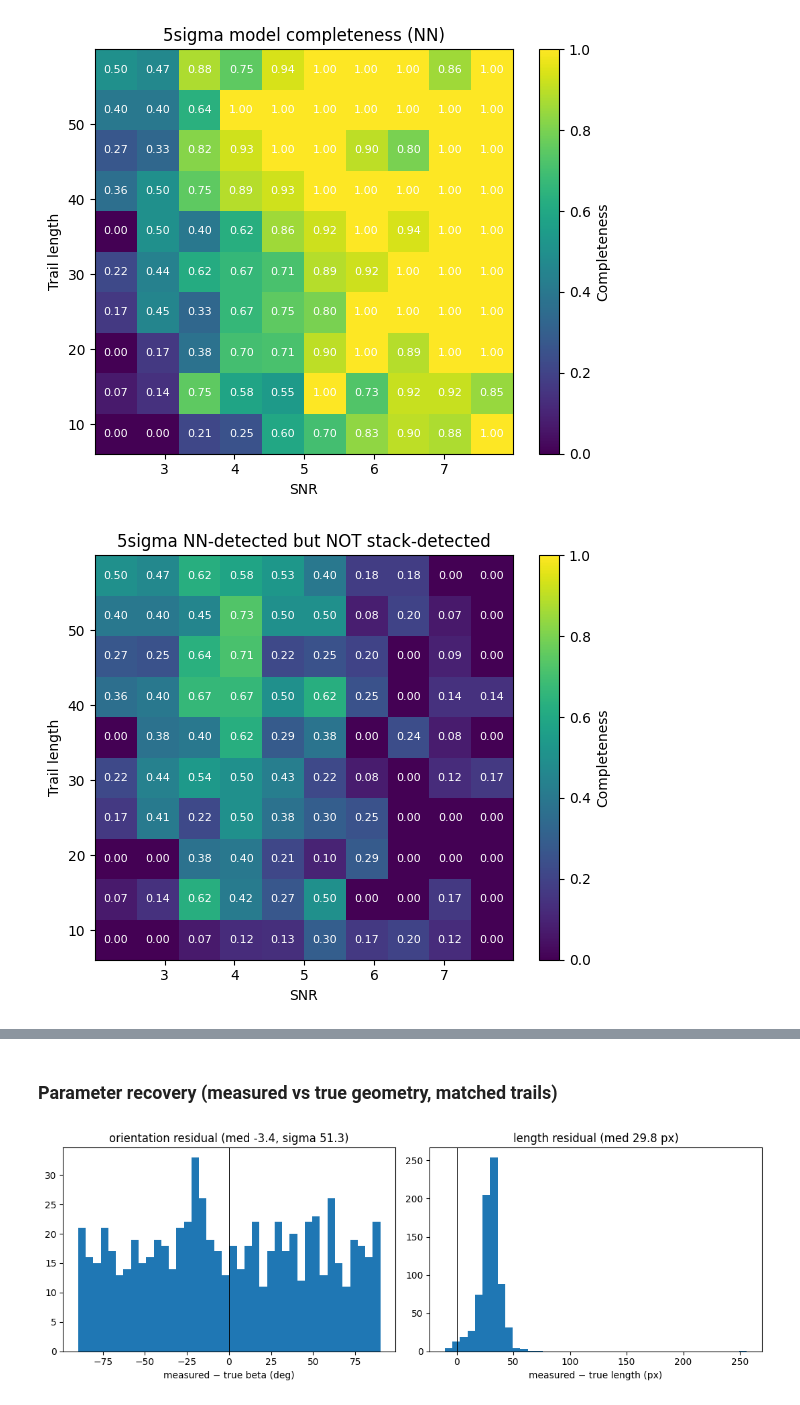
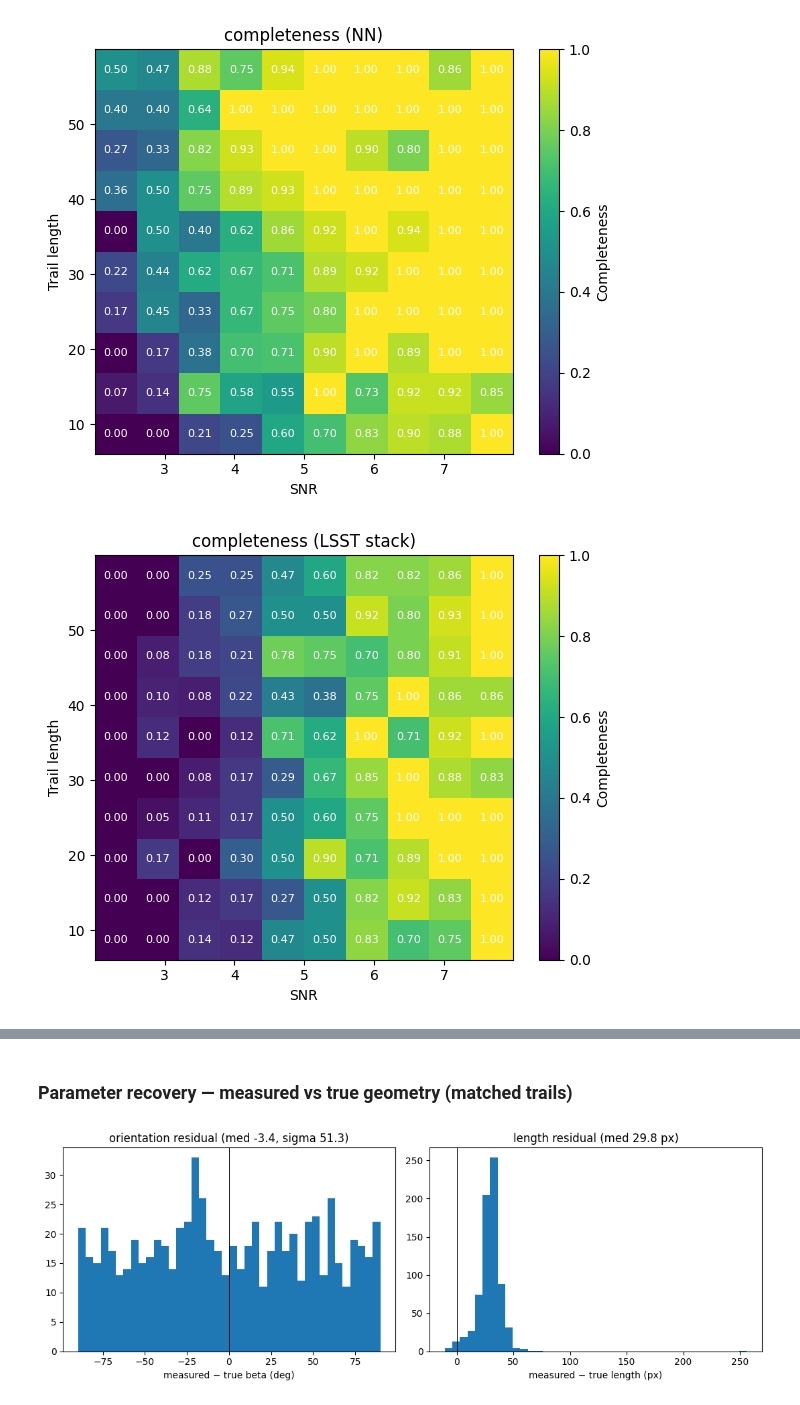
Before and after one commit to dirac-institute/Asteroid_detection_CNN, a Jupyter notebook: Evaluation/Evaluation.ipynb, the cells around one changed output, grey strips where cells are left out. Drawn from its saved outputs; the diff is of its cells as text; code cells hidden in the pictures.

```diff
--- a/Evaluation/Evaluation.ipynb
+++ b/Evaluation/Evaluation.ipynb
@@ -39,0 +10,32 @@ def show_confusion(counts, title):
+# %%
+import sys
+from pathlib import Path
+import numpy as np, pandas as pd, matplotlib.pyplot as plt
+REPO = Path('.').resolve(); sys.path.insert(0, str(REPO))
+import ADCNN.evaluation.detection as evals
+from ADCNN.evaluation.catalog_match import evaluate_catalog, match_pairs
+from ADCNN.inference.rf_postproc import DEFAULT_THR
+
+CATALOGS = REPO/'Evaluation/catalogs'; DATA = REPO/'DATA_DIFFIM'; TOL_PX = 20.0
+SETS = ['test_5sigma','test_4sigma','test_3sigma']
+print(f'RF cut = {DEFAULT_THR} | match tol = {TOL_PX}px | catalogs = {CATALOGS}')
+
+def evaluate_set(name):
+    cat = pd.read_csv(CATALOGS/f'{name}_detections.csv')
+    truth = pd.read_csv(DATA/name/'test.csv')
+    counts, t = evaluate_catalog(cat, truth, tol_px=TOL_PX)
+    t['stack_detection'] = t['stack_detection'].astype(bool)
+    return counts, t, match_pairs(cat, truth, tol_px=TOL_PX), cat
+
+def show_confusion(counts, title):
+    evals.print_confusion_matrix({'TN': pd.NA, 'FP': counts['FP'], 'FN': counts['FN'], 'TP': counts['TP']}, title=title)
+
+def compare_methods(name, counts, t):
+    nn=t['nn_detected'].astype(bool); st=t['stack_detection']; comb=nn|st; n=len(t)
+    print(f'\n[{name}] detection method comparison (n={n} truth trails):')
+    print(f'  LSST stack : recall={st.mean():.3f}  ({int(st.sum())})')
+    print(f'  v7+RF NN   : recall={nn.mean():.3f}  ({int(nn.sum())})  FP/panel={counts["fp_per_panel"]:.1f}')
+    print(f'  combined   : recall={comb.mean():.3f}  ({int(comb.sum())})')
+    print(f'  NN recovers {int((nn & ~st).sum())} stack-missed trails (pure 2nd-stage gain)')
+    return dict(set=name, NN_recall=round(nn.mean(),3), stack_recall=round(st.mean(),3),
+                combined_recall=round(comb.mean(),3), NN_FP=counts['FP'], NN_FP_per_panel=round(counts['fp_per_panel'],1))
@@ -57,8 +46,11 @@ NN=725  stack=475  combined(NN∪stack)=739 / 1000 truth trails
 # %%
+counts, t, pairs, cat = evaluate_set('test_5sigma')
+show_confusion(counts, 'test_5sigma + NN — object-level (catalog trail-overlap)')
+row = compare_methods('test_5sigma', counts, t)
+# side-by-side: All injected / combined(NN∪stack) / NN / LSST stack, per field
 for field, kw in [('PSF_mag', {}), ('trail_length', {}), ('SNR', dict(xlim=[0,10], density=True))]:
-    evals.plot_detect_hist(truth5, field, bins=12, title=f'5sigma NN detections vs {field}', **kw); plt.show()
-evals.plot_completeness_2d(truth5, snr_bins=10, trail_bins=10, title='5sigma model completeness (NN)'); plt.show()
-evals.plot_completeness_2d(truth5, snr_bins=10, trail_bins=10,
-    detected=(~truth5['stack_detection'].values & truth5['nn_detected'].values.astype(bool)),
-    title='5sigma NN-detected but NOT stack-detected'); plt.show()
+    evals.plot_detect_hist(t, field, bins=12, title='test_5sigma — All vs NN vs stack vs combined: '+field, **kw); plt.show()
+evals.plot_completeness_2d(t, snr_bins=10, trail_bins=10, title='completeness (NN)'); plt.show()
+evals.plot_completeness_2d(t, snr_bins=10, trail_bins=10, detected=t['stack_detection'].values, title='completeness (LSST stack)'); plt.show()
+evals.plot_completeness_2d(t, snr_bins=10, trail_bins=10, detected=(~t['stack_detection'].values & t['nn_detected'].values.astype(bool)), title='NN-detected but NOT stack'); plt.show()
 # %% [output]
@@ -68,2 +72,2 @@ evals.plot_completeness_2d(truth5, snr_bins=10, trail_bins=10,
-[figure, old version]
+[figure, new version]
-[figure, old version]
+[figure, new version]
@@ -70,3 +75,3 @@ evals.plot_completeness_2d(truth5, snr_bins=10, trail_bins=10,
 # %% [markdown]
-### Parameter recovery (measured vs true geometry, matched trails)
+### Parameter recovery — measured vs true geometry (matched trails)
 # %%
```
Also changed, not shown: parts of 16 cells of this notebook.
